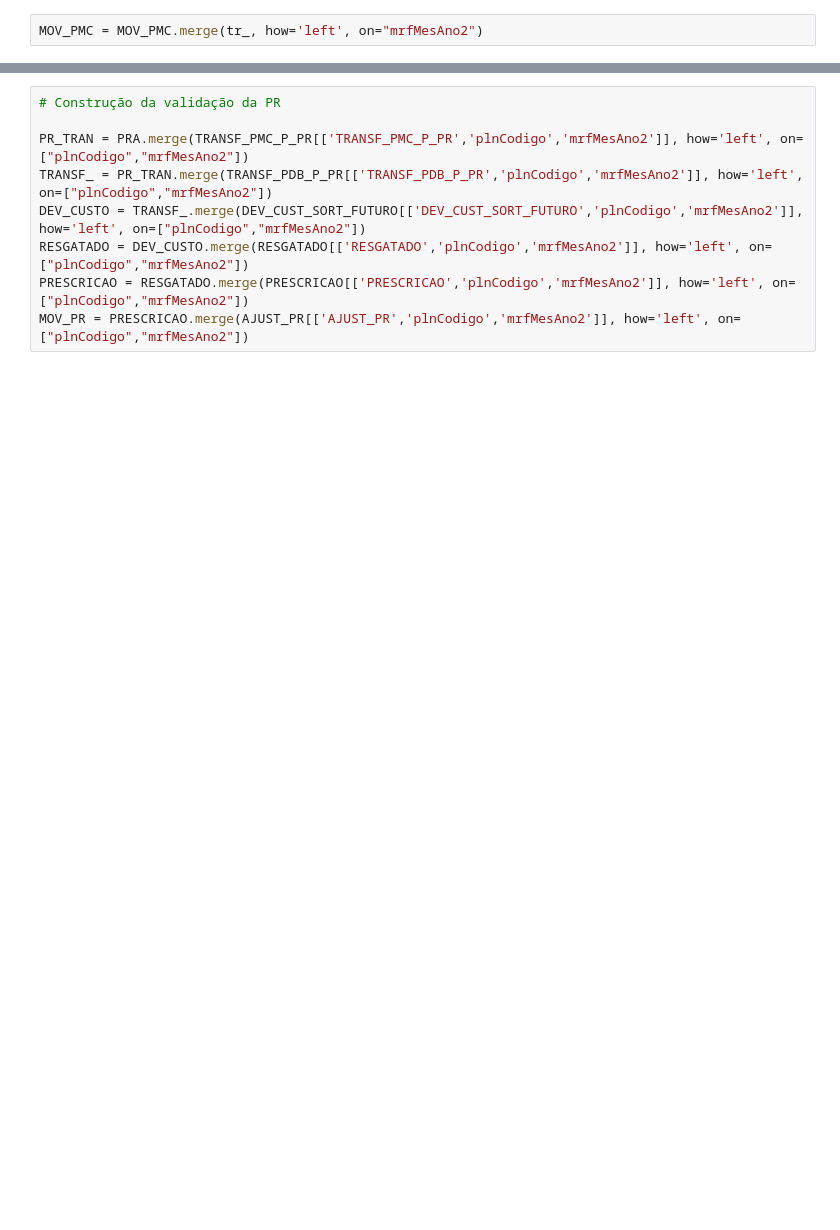
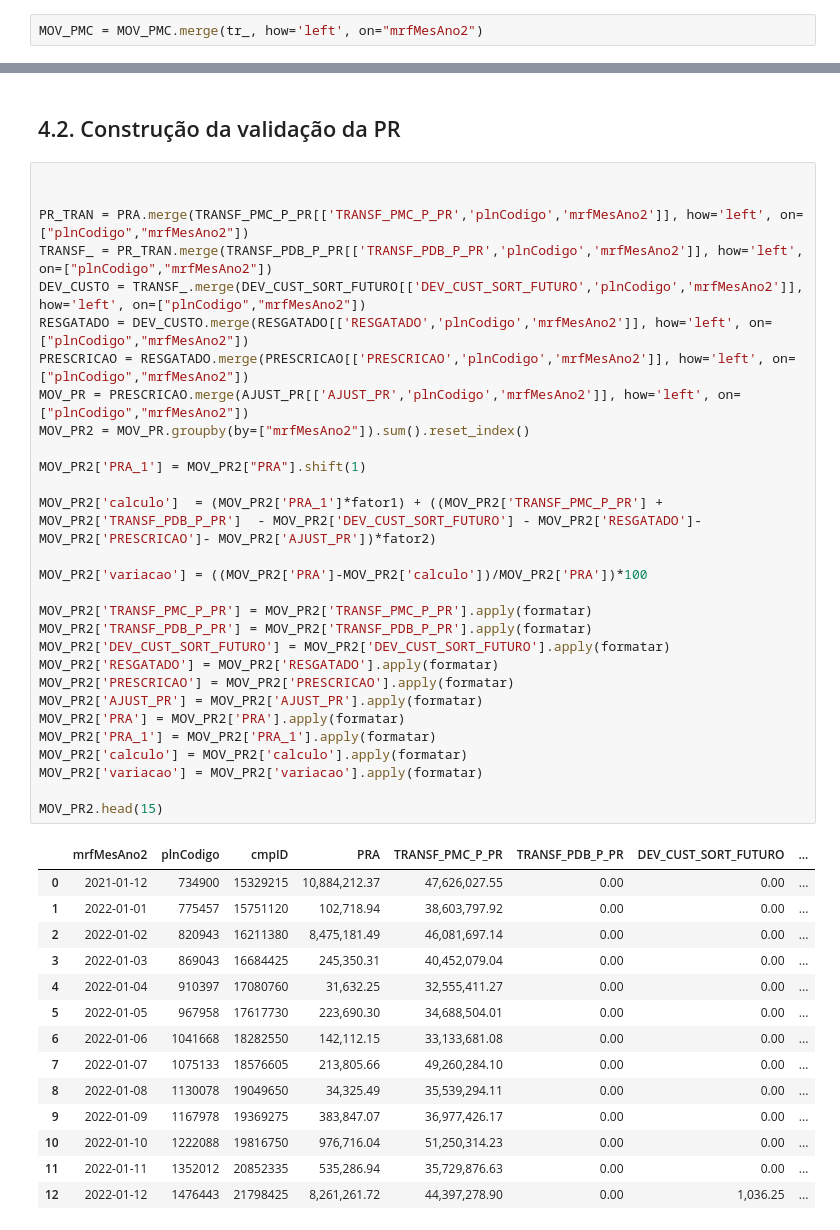
Before and after one commit to Ricardobigdata/PrimerRepor, a Jupyter notebook: Cópia_de_auditoria_cap.ipynb, the cells around one changed output, grey strips where cells are left out. Cells and saved outputs as stored; diff of their text form; blank space fills up the shorter version.

```diff
--- a/Cópia_de_auditoria_cap.ipynb
+++ b/Cópia_de_auditoria_cap.ipynb
@@ -220,9 +231,47 @@ Name: ARREC_CAP, Length: 12091, dtype: object
+# %% [markdown]
+
+## 4.2. Construção da validação da PR
 # %%
-# Construção da validação da PR
+
 
 PR_TRAN = PRA.merge(TRANSF_PMC_P_PR[['TRANSF_PMC_P_PR','plnCodigo','mrfMesAno2']], how='left', on=["plnCodigo","mrfMesAno2"])
 TRANSF_ = PR_TRAN.merge(TRANSF_PDB_P_PR[['TRANSF_PDB_P_PR','plnCodigo','mrfMesAno2']], how='left', on=["plnCodigo","mrfMesAno2"])
 DEV_CUSTO = TRANSF_.merge(DEV_CUST_SORT_FUTURO[['DEV_CUST_SORT_FUTURO','plnCodigo','mrfMesAno2']], how='left', on=["plnCodigo","mrfMesAno2"])
 RESGATADO = DEV_CUSTO.merge(RESGATADO[['RESGATADO','plnCodigo','mrfMesAno2']], how='left', on=["plnCodigo","mrfMesAno2"])
 PRESCRICAO = RESGATADO.merge(PRESCRICAO[['PRESCRICAO','plnCodigo','mrfMesAno2']], how='left', on=["plnCodigo","mrfMesAno2"])
 MOV_PR = PRESCRICAO.merge(AJUST_PR[['AJUST_PR','plnCodigo','mrfMesAno2']], how='left', on=["plnCodigo","mrfMesAno2"])
+MOV_PR2 = MOV_PR.groupby(by=["mrfMesAno2"]).sum().reset_index()
+
+MOV_PR2['PRA_1'] = MOV_PR2["PRA"].shift(1)
+
+MOV_PR2['calculo']  = (MOV_PR2['PRA_1']*fator1) + ((MOV_PR2['TRANSF_PMC_P_PR'] + MOV_PR2['TRANSF_PDB_P_PR']  - MOV_PR2['DEV_CUST_SORT_FUTURO'] - MOV_PR2['RESGATADO']-MOV_PR2['PRESCRICAO']- MOV_PR2['AJUST_PR'])*fator2)
+
+MOV_PR2['variacao'] = ((MOV_PR2['PRA']-MOV_PR2['calculo'])/MOV_PR2['PRA'])*100
+
+MOV_PR2['TRANSF_PMC_P_PR'] = MOV_PR2['TRANSF_PMC_P_PR'].apply(formatar)
+MOV_PR2['TRANSF_PDB_P_PR'] = MOV_PR2['TRANSF_PDB_P_PR'].apply(formatar)
+MOV_PR2['DEV_CUST_SORT_FUTURO'] = MOV_PR2['DEV_CUST_SORT_FUTURO'].apply(formatar)
+MOV_PR2['RESGATADO'] = MOV_PR2['RESGATADO'].apply(formatar)
+MOV_PR2['PRESCRICAO'] = MOV_PR2['PRESCRICAO'].apply(formatar)
+MOV_PR2['AJUST_PR'] = MOV_PR2['AJUST_PR'].apply(formatar)
+MOV_PR2['PRA'] = MOV_PR2['PRA'].apply(formatar)
+MOV_PR2['PRA_1'] = MOV_PR2['PRA_1'].apply(formatar)
+MOV_PR2['calculo'] = MOV_PR2['calculo'].apply(formatar)
+MOV_PR2['variacao'] = MOV_PR2['variacao'].apply(formatar)
+
+MOV_PR2.head(15)
+# %% [output]
+|  | mrfMesAno2 | plnCodigo | cmpID | PRA | TRANSF_PMC_P_PR | TRANSF_PDB_P_PR | DEV_CUST_SORT_FUTURO | ... |
+| 0 | 2021-01-12 | 734900 | 15329215 | 10,884,212.37 | 47,626,027.55 | 0.00 | 0.00 | ... |
+| 1 | 2022-01-01 | 775457 | 15751120 | 102,718.94 | 38,603,797.92 | 0.00 | 0.00 | ... |
+| 2 | 2022-01-02 | 820943 | 16211380 | 8,475,181.49 | 46,081,697.14 | 0.00 | 0.00 | ... |
+| 3 | 2022-01-03 | 869043 | 16684425 | 245,350.31 | 40,452,079.04 | 0.00 | 0.00 | ... |
+| 4 | 2022-01-04 | 910397 | 17080760 | 31,632.25 | 32,555,411.27 | 0.00 | 0.00 | ... |
+| 5 | 2022-01-05 | 967958 | 17617730 | 223,690.30 | 34,688,504.01 | 0.00 | 0.00 | ... |
+| 6 | 2022-01-06 | 1041668 | 18282550 | 142,112.15 | 33,133,681.08 | 0.00 | 0.00 | ... |
+| 7 | 2022-01-07 | 1075133 | 18576605 | 213,805.66 | 49,260,284.10 | 0.00 | 0.00 | ... |
+| 8 | 2022-01-08 | 1130078 | 19049650 | 34,325.49 | 35,539,294.11 | 0.00 | 0.00 | ... |
+| 9 | 2022-01-09 | 1167978 | 19369275 | 383,847.07 | 36,977,426.17 | 0.00 | 0.00 | ... |
+| 10 | 2022-01-10 | 1222088 | 19816750 | 976,716.04 | 51,250,314.23 | 0.00 | 0.00 | ... |
+| 11 | 2022-01-11 | 1352012 | 20852335 | 535,286.94 | 35,729,876.63 | 0.00 | 0.00 | ... |
+| 12 | 2022-01-12 | 1476443 | 21798425 | 8,261,261.72 | 44,397,278.90 | 0.00 | 1,036.25 | ... |
```
Also changed, not shown: parts of 26 cells of this notebook.
